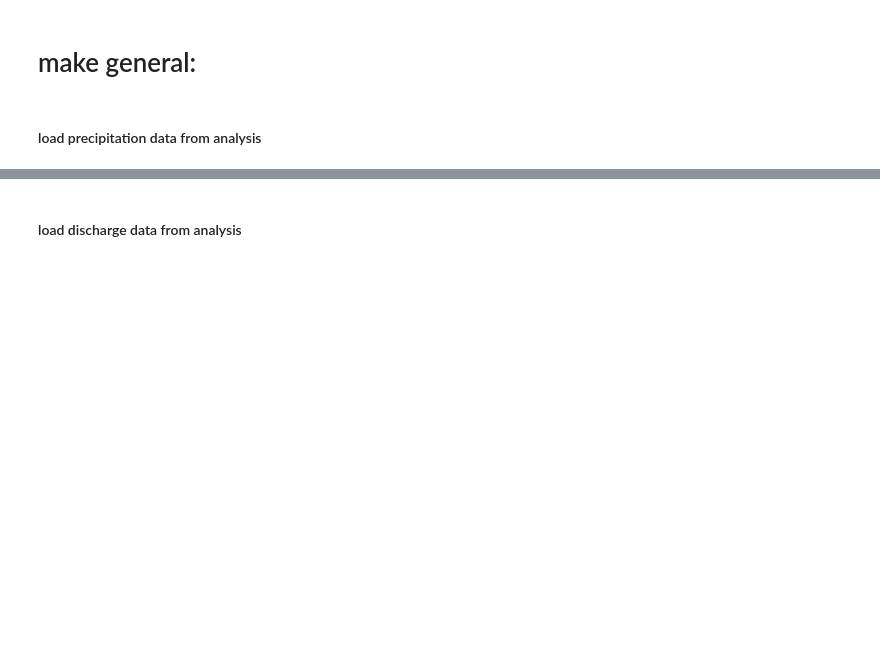
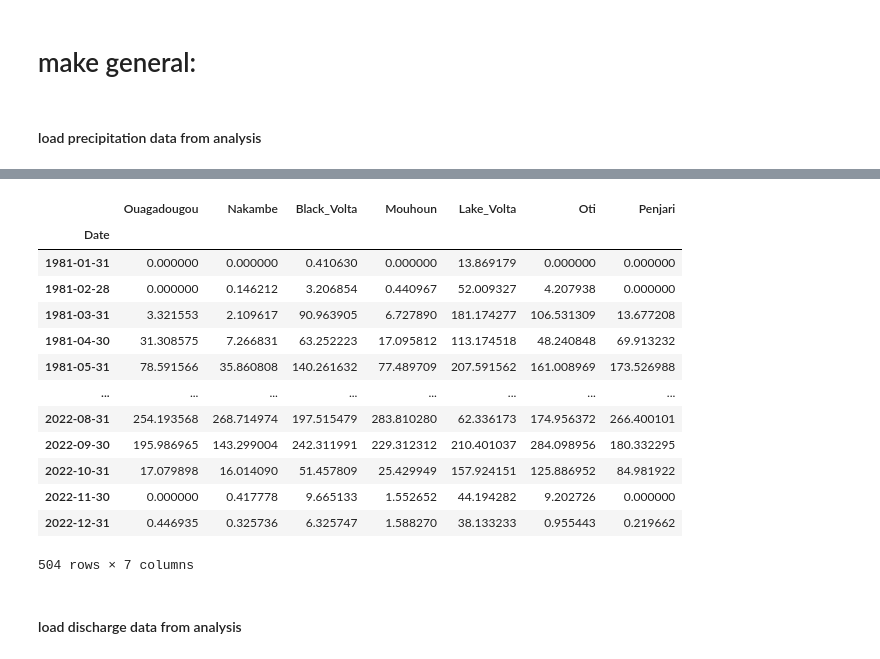
Before and after one commit to Daafip/Volta-burkina-faso, a Jupyter notebook: data/Combining data/Combining data sources - Finding Ea = f x Ep.ipynb, the cells around one changed output, grey strips where cells are left out. Saved outputs shown, nothing was run; the diff lists cells and outputs as text; code cells hidden in the pictures; blank space fills up the shorter version.

```diff
--- a/data/Combining data/Combining data sources - Finding Ea = f x Ep.ipynb
+++ b/data/Combining data/Combining data sources - Finding Ea = f x Ep.ipynb
@@ -60,3 +62,20 @@ Index(['Black_Volta', 'Mouhoun', 'Nakambe', 'Penjari'], dtype='object')
+# %%
+Rainfall_BF_msum
+# %% [output]
+|  | Ouagadougou | Nakambe | Black_Volta | Mouhoun | Lake_Volta | Oti | Penjari |
+| Date |  |  |  |  |  |  |  |
+| 1981-01-31 | 0.000000 | 0.000000 | 0.410630 | 0.000000 | 13.869179 | 0.000000 | 0.000000 |
+| 1981-02-28 | 0.000000 | 0.146212 | 3.206854 | 0.440967 | 52.009327 | 4.207938 | 0.000000 |
+| 1981-03-31 | 3.321553 | 2.109617 | 90.963905 | 6.727890 | 181.174277 | 106.531309 | 13.677208 |
+| 1981-04-30 | 31.308575 | 7.266831 | 63.252223 | 17.095812 | 113.174518 | 48.240848 | 69.913232 |
+| 1981-05-31 | 78.591566 | 35.860808 | 140.261632 | 77.489709 | 207.591562 | 161.008969 | 173.526988 |
+| ... | ... | ... | ... | ... | ... | ... | ... |
+| 2022-08-31 | 254.193568 | 268.714974 | 197.515479 | 283.810280 | 62.336173 | 174.956372 | 266.400101 |
+| 2022-09-30 | 195.986965 | 143.299004 | 242.311991 | 229.312312 | 210.401037 | 284.098956 | 180.332295 |
+| 2022-10-31 | 17.079898 | 16.014090 | 51.457809 | 25.429949 | 157.924151 | 125.886952 | 84.981922 |
+| 2022-11-30 | 0.000000 | 0.417778 | 9.665133 | 1.552652 | 44.194282 | 9.202726 | 0.000000 |
+| 2022-12-31 | 0.446935 | 0.325736 | 6.325747 | 1.588270 | 38.133233 | 0.955443 | 0.219662 |
+504 rows × 7 columns
 # %% [markdown]
 #### load discharge data from analysis
 # %%
```
Also changed, not shown: parts of 28 cells of this notebook, 4 other files.
